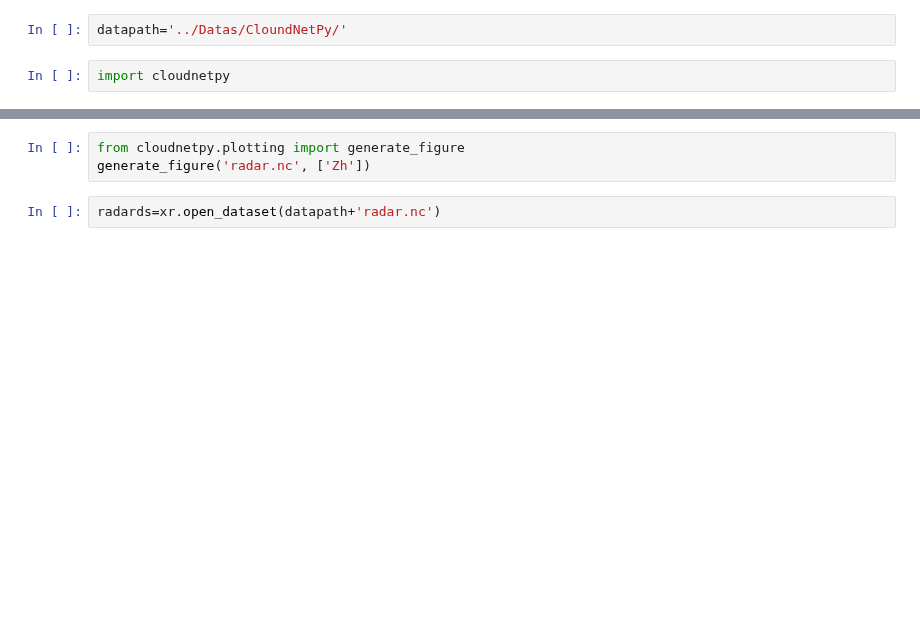
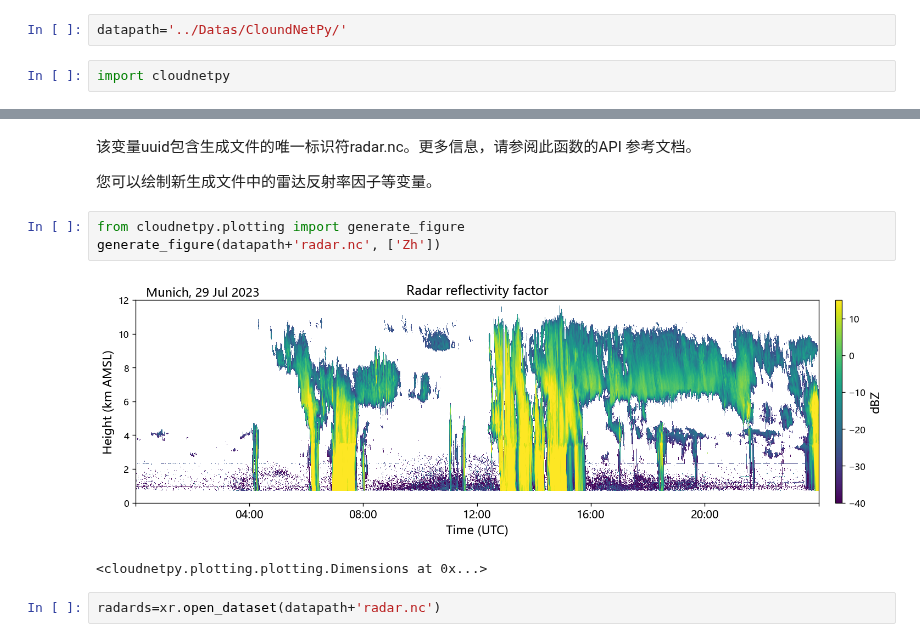
Before and after one commit to longtsing/metgrs, a Jupyter notebook: examples/扩展3：CoudNetPy.ipynb, the cells around one changed output, grey strips where cells are left out. Drawn from its saved outputs; the diff is of its cells as text; blank space fills up the shorter version.

```diff
--- a/examples/扩展3：CoudNetPy.ipynb
+++ b/examples/扩展3：CoudNetPy.ipynb
@@ -48,6 +105,13 @@ uuid = mira2nc(datapath+'20230729_0000.mmclx', datapath+'radar.nc', {'name': 'Mu
+# %% [markdown]
+该变量uuid包含生成文件的唯一标识符radar.nc。更多信息，请参阅此函数的API 参考文档。
+
+您可以绘制新生成文件中的雷达反射率因子等变量。
 # %%
 from cloudnetpy.plotting import generate_figure
-generate_figure('radar.nc', ['Zh'])
+generate_figure(datapath+'radar.nc', ['Zh'])
+# %% [output]
+[figure, added]
+<cloudnetpy.plotting.plotting.Dimensions at 0x...>
 # %%
 radards=xr.open_dataset(datapath+'radar.nc')
 # %%
```
Also changed, not shown: parts of 26 cells of this notebook, 2 other files.
